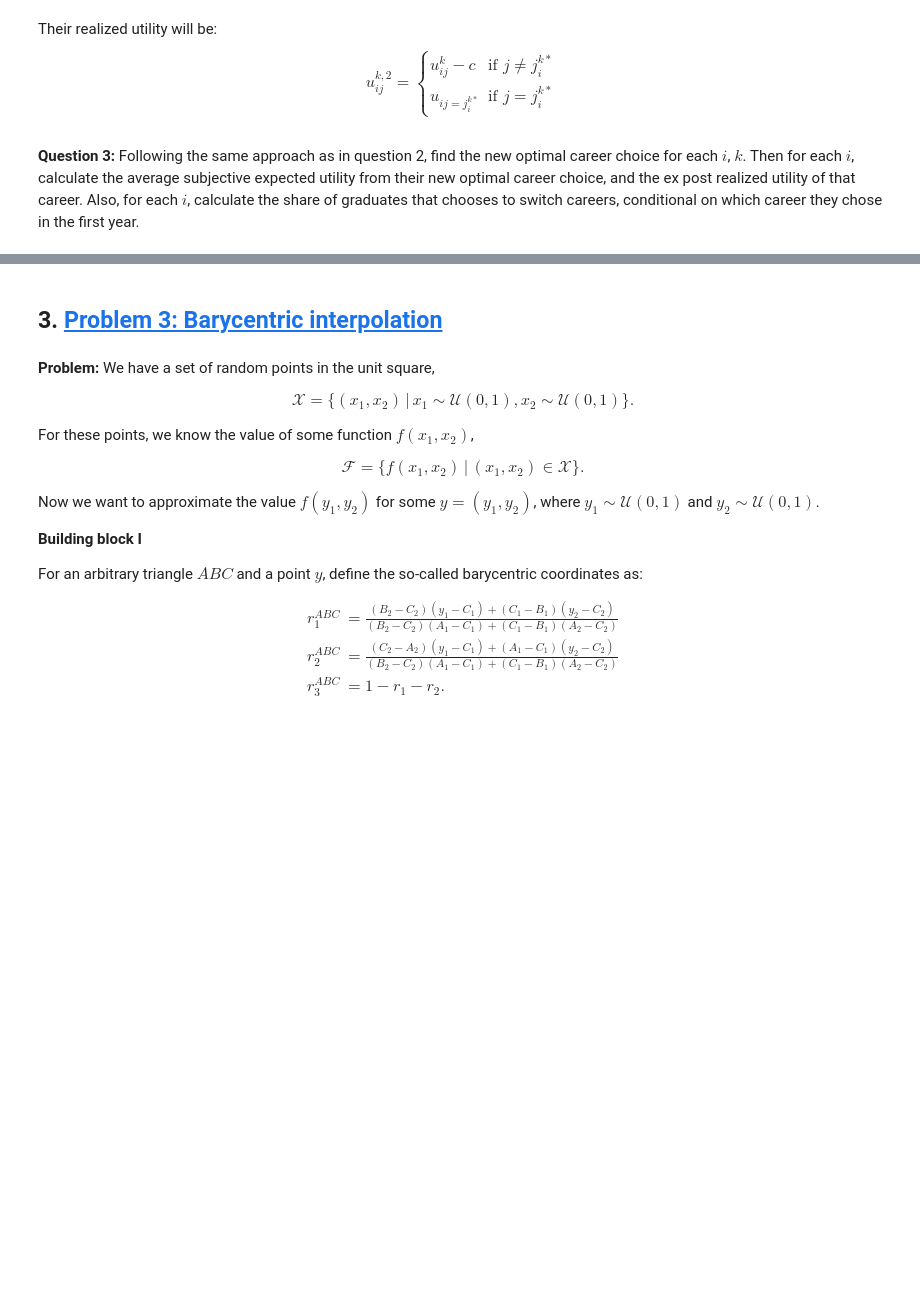
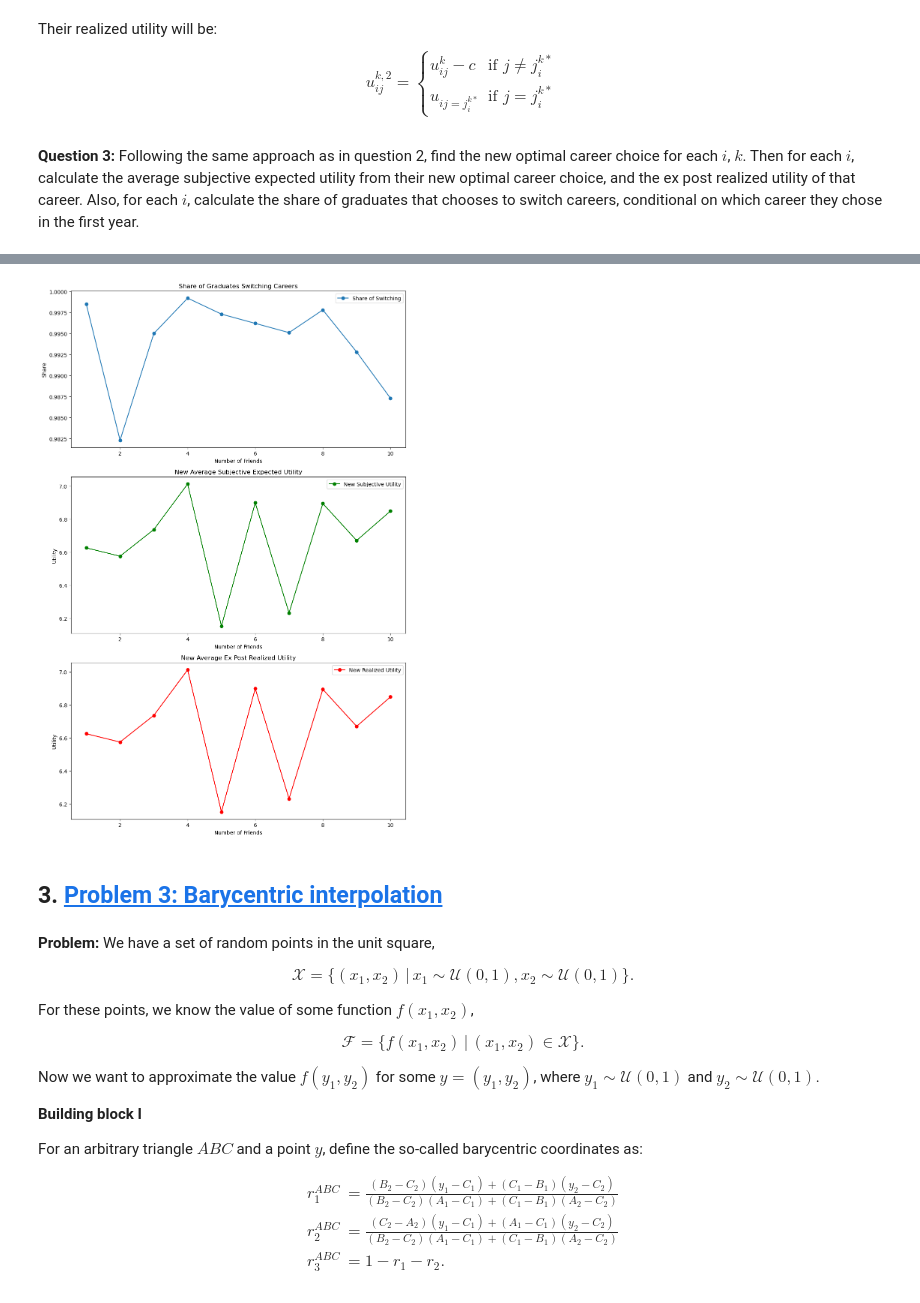
Before and after one commit to NumEconCopenhagen/projects-2024-mikkel-nikolas, a Jupyter notebook: Examproject/exam_2024.ipynb, the cells around one changed output, grey strips where cells are left out. Drawn from its saved outputs; the diff is of its cells as text; code cells hidden in the pictures; blank space fills up the shorter version.

```diff
--- a/Examproject/exam_2024.ipynb
+++ b/Examproject/exam_2024.ipynb
@@ -588,3 +595,96 @@ Share of graduates that chose to switch careers: 0.4
+# %%
+import numpy as np
+import matplotlib.pyplot as plt
+
+# Parameters
+par = SimpleNamespace()
+par.J = 3
+par.N = 10
+par.K = 10000
+par.F = np.arange(1, par.N + 1)
+par.sigma = 2
+par.v = np.array([1, 2, 3])
+par.c = 1
+
+# Function to simulate career choice and switching
+def simulate_career_choices_and_switching(par):
+    career_choices = np.zeros((par.N, par.K, par.J))
+    prior_expectations = np.zeros((par.N, par.J))
+    realized_utilities = np.zeros((par.N, par.K))
+    new_realized_utilities = np.zeros((par.N, par.K))
+    switched_career = np.zeros((par.N, par.K), dtype=bool)
+
+    for i in range(par.N):
+        F_i = par.F[i]
+        epsilon_friends = np.random.normal(0, par.sigma, (F_i, par.J))
+        epsilon_own = np.random.normal(0, par.sigma, (par.K, par.J))
+
+        prior_expectation = par.v + np.mean(epsilon_friends, axis=0)
+        prior_expectations[i, :] = prior_expectation
+
+        utility_own = par.v + epsilon_own
+        for k in range(par.K):
+            # Initial career choice
+            chosen_career = np.argmax(prior_expectation + epsilon_own[k, :])
+            career_choices[i, k, chosen_career] = 1
+            realized_utilities[i, k] = utility_own[k, chosen_career]
+
+            # After one year, decide to switch or stay
+            new_prior_expectation = np.copy(prior_expectation)
+            new_prior_expectation[chosen_career] = realized_utilities[i, k]
+            new_utility_own = par.v + epsilon_own[k, :]
+
+            best_alternative_utility = np.max(new_prior_expectation + new_utility_own - par.c)
+            current_utility = realized_utilities[i, k]
+
+            if best_alternative_utility > current_utility:
+                switched_career[i, k] = True
+                new_realized_utilities[i, k] = best_alternative_utility
+            else:
+                new_realized_utilities[i, k] = current_utility
+
+    return career_choices, prior_expectations, realized_utilities, new_realized_utilities, switched_career
+
+# Simulate the career choices and switching decisions
+career_choices, prior_expectations, realized_utilities, new_realized_utilities, switched_career = simulate_career_choices_and_switching(par)
+
+# Calculate the share of graduates switching careers
+share_of_switching = np.mean(switched_career, axis=1)
+
+# Calculate the new average subjective expected utility
+new_average_subjective_utility = np.mean(new_realized_utilities, axis=1)
+
+# Calculate the new average ex post realized utility
+new_average_realized_utility = np.mean(new_realized_utilities, axis=1)
+
+# Visualization
+fig, axs = plt.subplots(3, 1, figsize=(10, 15))
+
+# Share of graduates switching careers
+axs[0].plot(par.F, share_of_switching, marker='o', label='Share of Switching')
+axs[0].set_title('Share of Graduates Switching Careers')
+axs[0].set_xlabel('Number of Friends')
+axs[0].set_ylabel('Share')
+axs[0].legend()
+
+# New average subjective expected utility
+axs[1].plot(par.F, new_average_subjective_utility, marker='o', color='g', label='New Subjective Utility')
+axs[1].set_title('New Average Subjective Expected Utility')
+axs[1].set_xlabel('Number of Friends')
+axs[1].set_ylabel('Utility')
+axs[1].legend()
+
+# New average ex post realized utility
+axs[2].plot(par.F, new_average_realized_utility, marker='o', color='r', label='New Realized Utility')
+axs[2].set_title('New Average Ex Post Realized Utility')
+axs[2].set_xlabel('Number of Friends')
+axs[2].set_ylabel('Utility')
+axs[2].legend()
+
+plt.tight_layout()
+plt.show()
+# %% [output]
+[figure, added]
 # %% [markdown]
 ## 3. <a id='toc3_'></a>[Problem 3: Barycentric interpolation](#toc0_)
 # %% [markdown]
```
Also changed, not shown: parts of 13 cells of this notebook, 1 other file.
